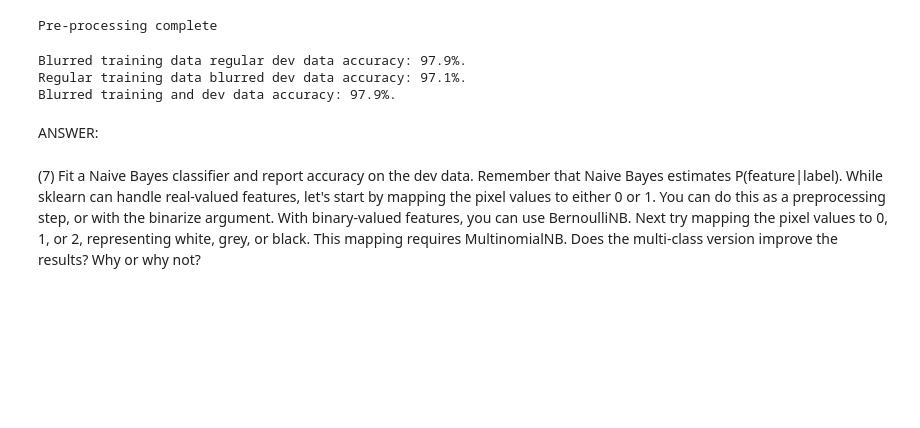
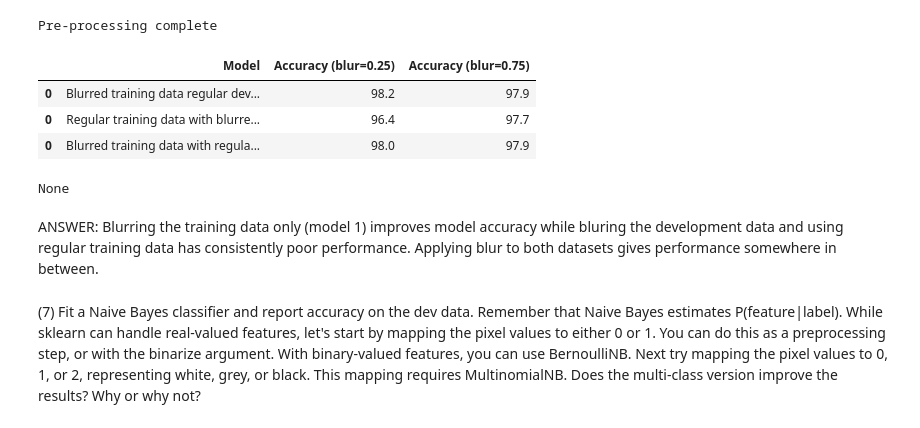
Before and after one commit to SombiriX/w207_git, a Jupyter notebook: project1/sombiri_enwemeka_p1.ipynb, the cells around one changed output. Saved outputs shown, nothing was run; the diff lists cells and outputs as text; code cells hidden in the pictures; blank space fills up the shorter version.

```diff
--- a/project1/sombiri_enwemeka_p1.ipynb
+++ b/project1/sombiri_enwemeka_p1.ipynb
@@ -465,39 +465,55 @@ Pre-processing complete
 # %%
 def P6():
 
 ### STUDENT START ###
 
     k = 1
+    columns = (
+        'Model',
+        'Accuracy (blur=' + str(blur1) + ')',
+        'Accuracy (blur=' + str(blur2) + ')')
 
-    print "Blur = .25"
     # Blurred training data regular dev data
-    clf_1 = KNeighborsClassifier(k)
-    clf_1.fit(train_data_blurred1, train_labels)
-    print ("Blurred training data regular dev data accuracy: {}%.".format(
-        get_accuracy(dev_labels, clf_1.predict(dev_data))))
+    clf_1_b1 = KNeighborsClassifier(k).fit(train_data_blurred1, train_labels)
+    clf_1_b2 = KNeighborsClassifier(k).fit(train_data_blurred2, train_labels)
+    result_df = pd.DataFrame([[
+        "Blurred training data regular dev data",
+        get_accuracy(dev_labels, clf_1_b1.predict(dev_data)),
+        get_accuracy(dev_labels, clf_1_b2.predict(dev_data))]],
+        columns=columns)
 
     # Regular training data blurred dev data
-    clf_2 = KNeighborsClassifier(k)
-    clf_2.fit(train_data, train_labels)
-    print ("Regular training data blurred dev data accuracy: {}%.".format(
-        get_accuracy(dev_labels, clf_2.predict(dev_data_blurred1))))
+    clf_2 = KNeighborsClassifier(k).fit(train_data, train_labels)
+    result_df = result_df.append(pd.DataFrame([[
+        "Regular training data with blurred dev data",
+        get_accuracy(dev_labels, clf_2.predict(dev_data_blurred1)),
+        get_accuracy(dev_labels, clf_2.predict(dev_data_blurred2))]],
+        columns=columns))
 
     # Blurred training and dev data
-    clf_3 = KNeighborsClassifier(k)
-    clf_3.fit(train_data_blurred1, train_labels)
-    print ("Blurred training and dev data accuracy: {}%.".format(
-        get_accuracy(dev_labels, clf_3.predict(dev_data_blurred1))))
+    clf_3_b1 = KNeighborsClassifier(k).fit(train_data_blurred1, train_labels)
+    clf_3_b2 = KNeighborsClassifier(k).fit(train_data_blurred2, train_labels)
+    result_df = result_df.append(pd.DataFrame([[
+        "Blurred training data with regular dev data",
+        get_accuracy(dev_labels, clf_3_b1.predict(dev_data_blurred1)),
+        get_accuracy(dev_labels, clf_3_b2.predict(dev_data_blurred2))]],
+        columns=columns))
 
+    # Print results
+    from IPython.display import display
+    print display(result_df)
 
 ### STUDENT END ###
 
 P6()
 # %% [output]
+|  | Model | Accuracy (blur=0.25) | Accuracy (blur=0.75) |
+| 0 | Blurred training data regular dev... | 98.2 | 97.9 |
+| 0 | Regular training data with blurre... | 96.4 | 97.7 |
+| 0 | Blurred training data with regula... | 98.0 | 97.9 |
-Blurred training data regular dev data accuracy: 97.9%.
-Regular training data blurred dev data accuracy: 97.1%.
-Blurred training and dev data accuracy: 97.9%.
+None
-# %% [markdown]
-ANSWER:
+# %% [markdown]
+ANSWER: Blurring the training data only (model 1) improves model accuracy while bluring the development data and using regular training data has consistently poor performance. Applying blur to both datasets gives performance somewhere in between.
 # %% [markdown]
 (7) Fit a Naive Bayes classifier and report accuracy on the dev data. Remember that Naive Bayes estimates P(feature|label). While sklearn can handle real-valued features, let's start by mapping the pixel values to either 0 or 1. You can do this as a preprocessing step, or with the binarize argument. With binary-valued features, you can use BernoulliNB. Next try mapping the pixel values to 0, 1, or 2, representing white, grey, or black. This mapping requires MultinomialNB. Does the multi-class version improve the results? Why or why not?
 # %%
```
